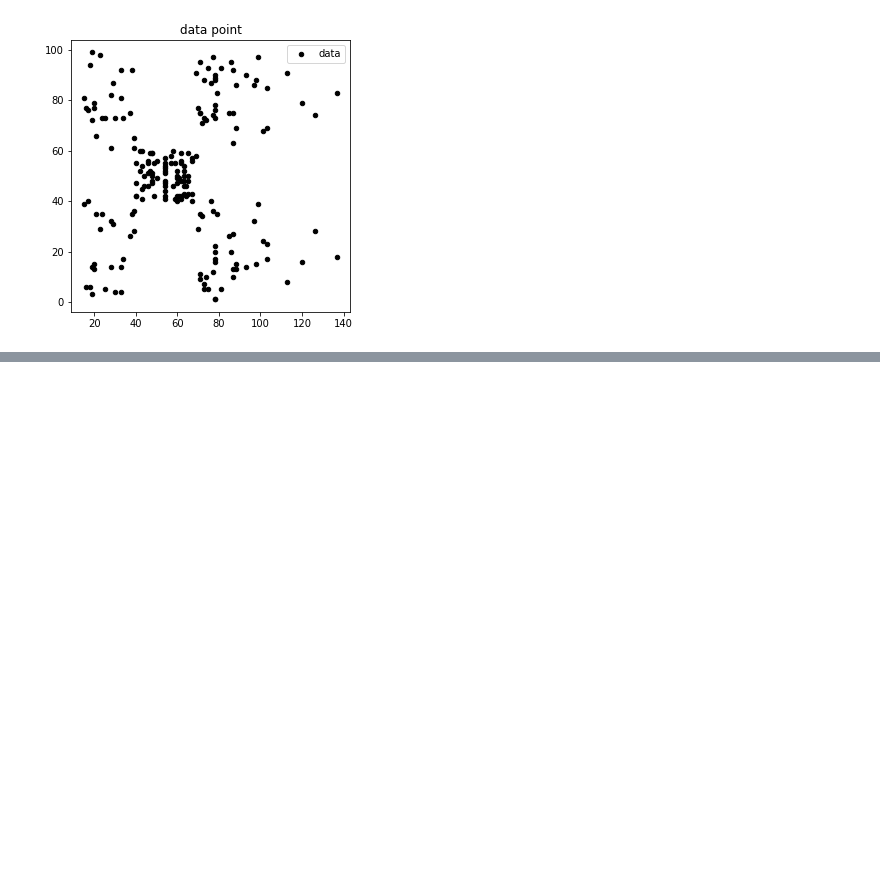
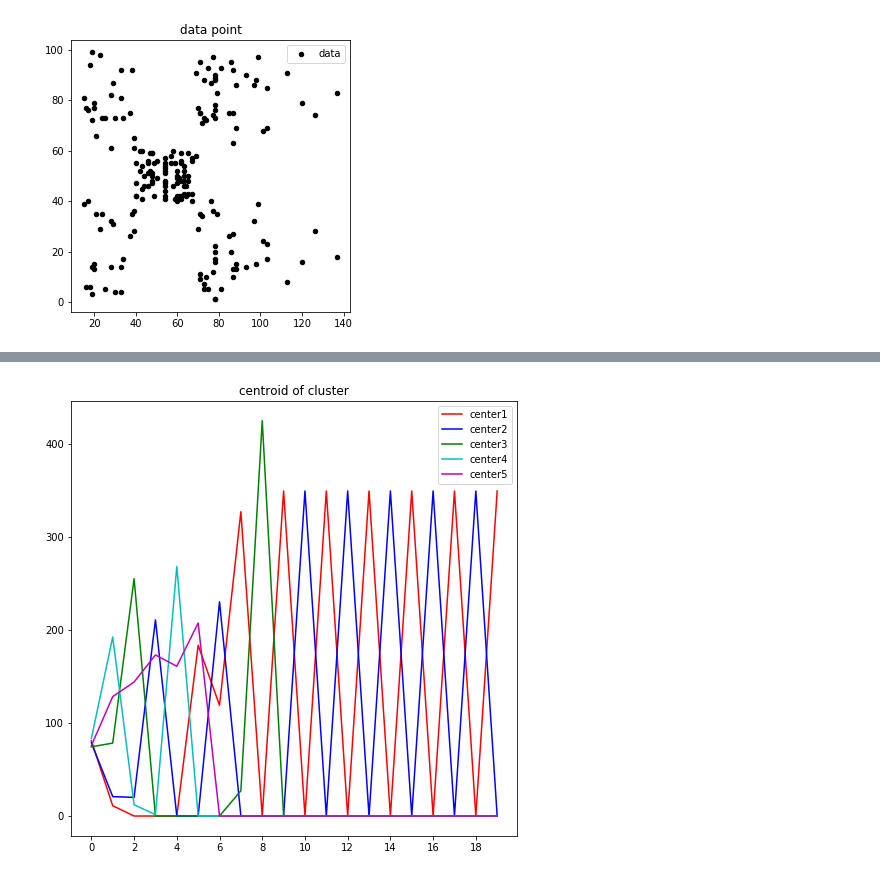
Before and after one commit to insu0929/mlproject, a Jupyter notebook: assign07_20140313.ipynb, the cells around one changed output, grey strips where cells are left out. Saved outputs shown, nothing was run; the diff lists cells and outputs as text; code cells hidden in the pictures; blank space fills up the shorter version.

```diff
--- a/assign07_20140313.ipynb
+++ b/assign07_20140313.ipynb
@@ -126,0 +143,13 @@ NameError: name 'inital_c' is not defined
+# %%
+plt.figure(1, figsize=(8, 8))
+plt.plot(np.array(range(n_iter)), centroid_cluster[:, 0], c='r', label='center1')
+plt.plot(np.array(range(n_iter)), centroid_cluster[:, 1], c='b', label='center2')
+plt.plot(np.array(range(n_iter)), centroid_cluster[:, 2], c='g', label='center3')
+plt.plot(np.array(range(n_iter)), centroid_cluster[:, 3], c='c', label='center4')
+plt.plot(np.array(range(n_iter)), centroid_cluster[:, 4], c='m', label='center5')
+plt.xticks(range(0, 20, 2))
+plt.title('centroid of cluster')
+plt.legend(loc='upper right')
+plt.show()
+# %% [output]
+[figure, added]
```
Also changed, not shown: parts of 7 cells of this notebook.
